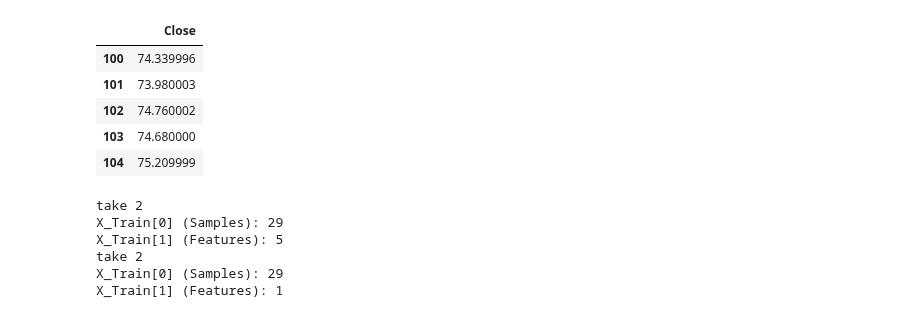
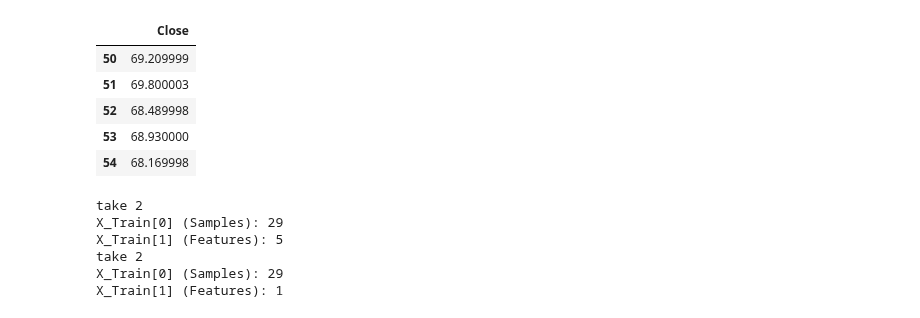
Before and after one commit to jeniferwerthman/AdvAILSTM, a Jupyter notebook: LSTMStock_FinalVersion.ipynb, the cells around one changed output. Saved outputs shown, nothing was run; the diff lists cells and outputs as text; code cells hidden in the pictures.

```diff
--- a/LSTMStock_FinalVersion.ipynb
+++ b/LSTMStock_FinalVersion.ipynb
@@ -20,7 +20,7 @@ from keras.layers import LSTM
 from keras.layers import Dropout
 # %%
 #Import Data
-stockDf = pd.read_csv('MSFT.csv',delimiter=',',usecols=['Date','Open','High','Low','Close', 'Adj Close', 'Volume'])
+stockDf = pd.read_csv('MSFT.csv',delimiter=',')
 stockDf['openChange'] = stockDf.Open.pct_change()
 stockDf['closeChange'] = stockDf.Close.pct_change()
 stockDf['weekday_num'] = pd.DatetimeIndex(stockDf['Date']).weekday
@@ -127,22 +127,22 @@ open
 # %%
 #Creating a new Dataframe & Dataset with subset of records
 
 #Parameters
-fromRecord = 100
-toRecord = 150
+fromRecord = 50
+toRecord = 100
 
 newDf = pd.DataFrame().assign(Close=stockDf['Close']) #, CloseChange=stockDf['closeChange'])
 newDf = newDf.loc[fromRecord:toRecord]
 myDs = newDf.values
 myDs = myDs.astype('float32')
 newDf.head(5)
 # %% [output]
 |  | Close |
-| 100 | 74.339996 |
-| 101 | 73.980003 |
-| 102 | 74.760002 |
-| 103 | 74.680000 |
-| 104 | 75.209999 |
+| 50 | 69.209999 |
+| 51 | 69.800003 |
+| 52 | 68.489998 |
+| 53 | 68.930000 |
+| 54 | 68.169998 |
 # %%
 #Parameters
 trainingSet = .70
```
Also changed, not shown: parts of 10 cells of this notebook.
